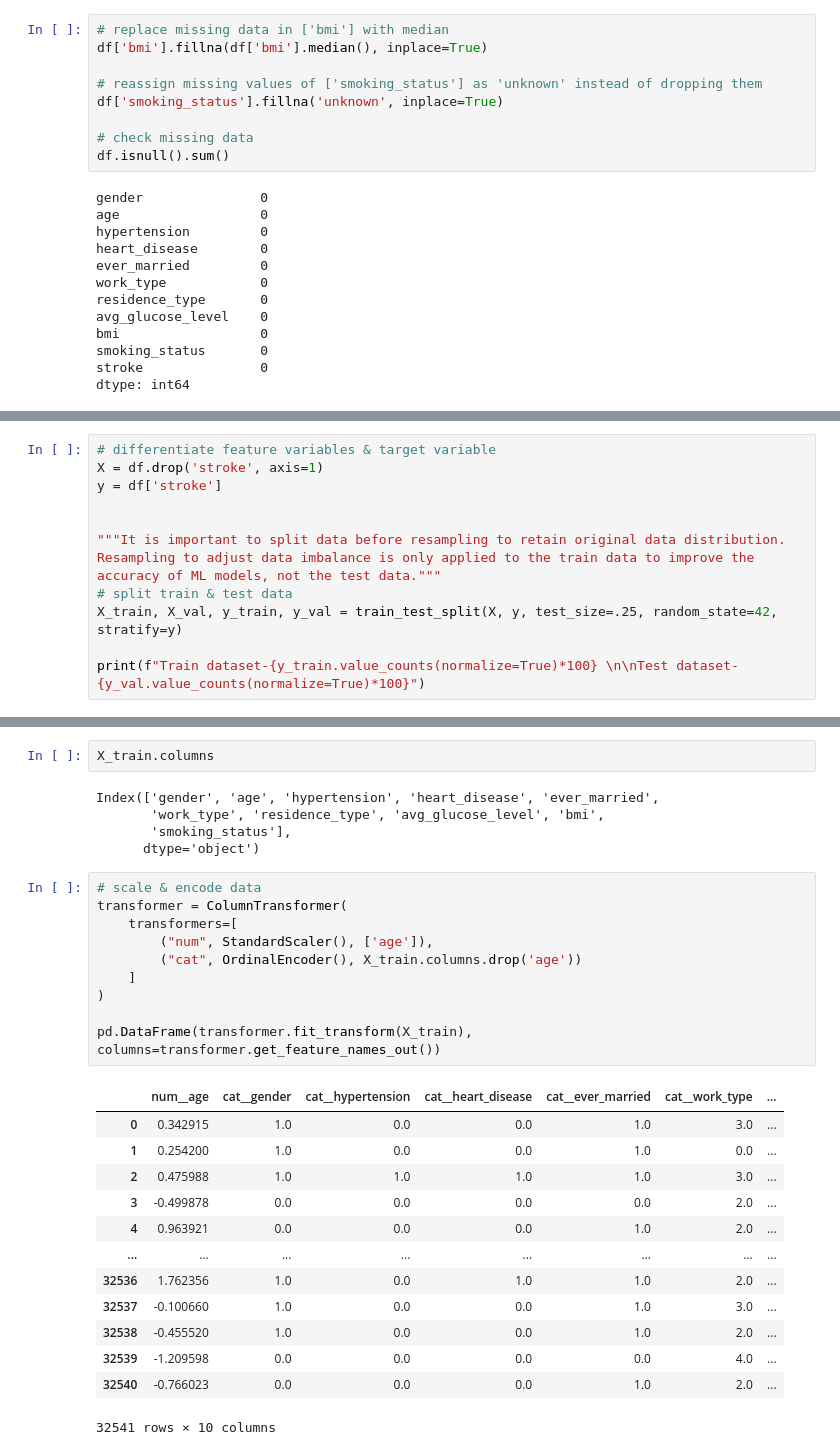
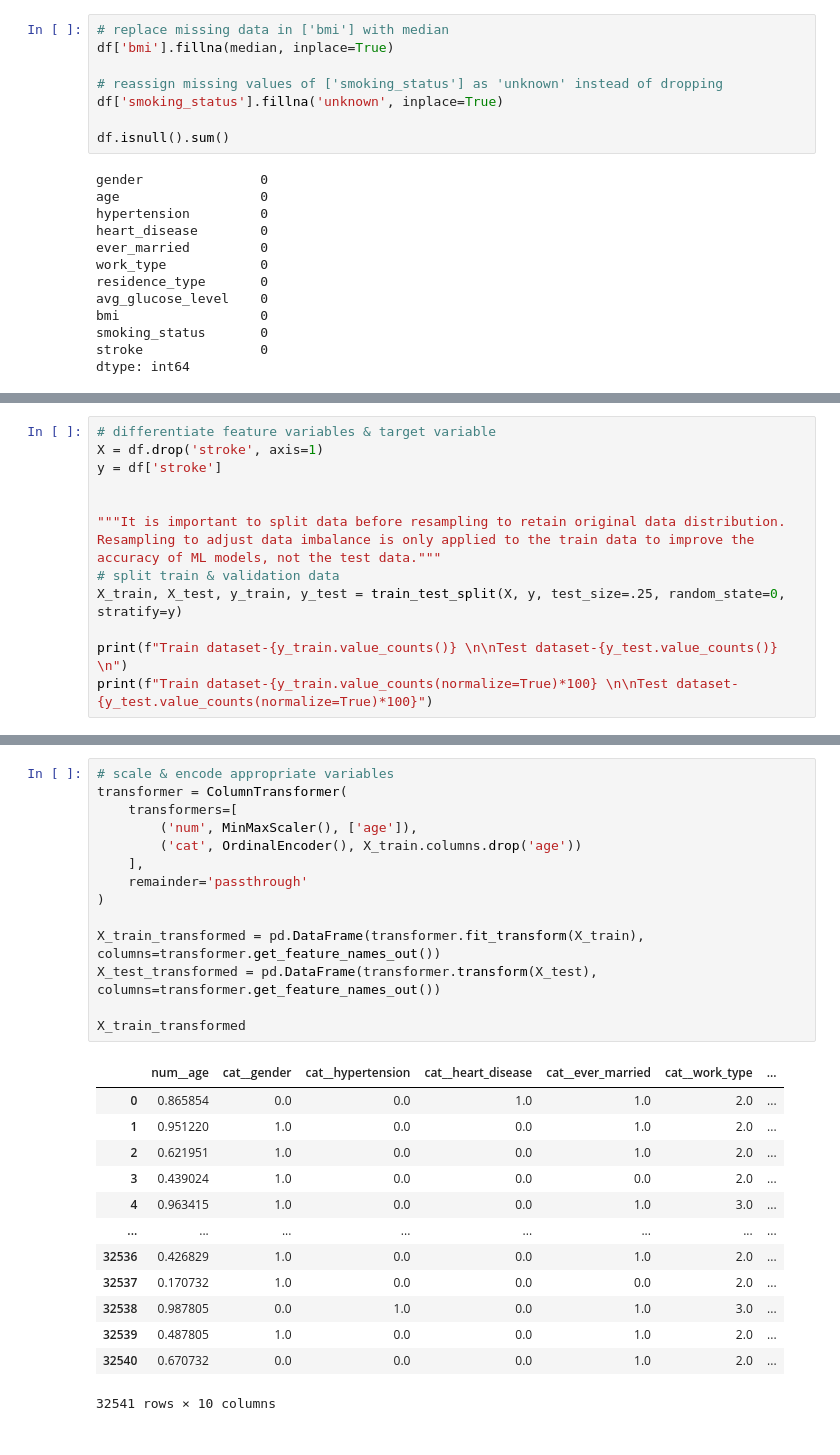
Before and after one commit to jakeryu37/Stroke-Prediction-ML-Model, a Jupyter notebook: Stroke_Prediction_Model.ipynb, the cells around one changed output, grey strips where cells are left out. Cells and saved outputs as stored; diff of their text form.

```diff
--- a/Stroke_Prediction_Model.ipynb
+++ b/Stroke_Prediction_Model.ipynb
@@ -203,12 +213,11 @@ median: 27.7
 [figure]
 # %%
 # replace missing data in ['bmi'] with median
-df['bmi'].fillna(df['bmi'].median(), inplace=True)
+df['bmi'].fillna(median, inplace=True)
 
-# reassign missing values of ['smoking_status'] as 'unknown' instead of dropping them
+# reassign missing values of ['smoking_status'] as 'unknown' instead of dropping
 df['smoking_status'].fillna('unknown', inplace=True)
 
-# check missing data
 df.isnull().sum()
 # %% [output]
 gender               0
@@ -298,8 +295,9 @@ y = df['stroke']
 
 """It is important to split data before resampling to retain original data distribution.
 Resampling to adjust data imbalance is only applied to the train data to improve the accuracy of ML models, not the test data."""
-# split train & test data
-X_train, X_val, y_train, y_val = train_test_split(X, y, test_size=.25, random_state=42, stratify=y)
+# split train & validation data
+X_train, X_test, y_train, y_test = train_test_split(X, y, test_size=.25, random_state=0, stratify=y)
 
-print(f"Train dataset-{y_train.value_counts(normalize=True)*100} \n\nTest dataset-{y_val.value_counts(normalize=True)*100}")
+print(f"Train dataset-{y_train.value_counts()} \n\nTest dataset-{y_test.value_counts()} \n")
+print(f"Train dataset-{y_train.value_counts(normalize=True)*100} \n\nTest dataset-{y_test.value_counts(normalize=True)*100}")
 # %% [output]
@@ -312,34 +320,31 @@ Test dataset-stroke
 0    98.193215
 1     1.806785
 Name: proportion, dtype: float64
-# %%
-X_train.columns
-# %% [output]
-Index(['gender', 'age', 'hypertension', 'heart_disease', 'ever_married',
-       'work_type', 'residence_type', 'avg_glucose_level', 'bmi',
-       'smoking_status'],
-      dtype='object')
 # %%
-# scale & encode data
+# scale & encode appropriate variables
 transformer = ColumnTransformer(
     transformers=[
-        ("num", StandardScaler(), ['age']),
-        ("cat", OrdinalEncoder(), X_train.columns.drop('age'))
-    ]
+        ('num', MinMaxScaler(), ['age']),
+        ('cat', OrdinalEncoder(), X_train.columns.drop('age'))
+    ],
+    remainder='passthrough'
 )
 
-pd.DataFrame(transformer.fit_transform(X_train), columns=transformer.get_feature_names_out())
+X_train_transformed = pd.DataFrame(transformer.fit_transform(X_train), columns=transformer.get_feature_names_out())
+X_test_transformed = pd.DataFrame(transformer.transform(X_test), columns=transformer.get_feature_names_out())
+
+X_train_transformed
 # %% [output]
 |  | num__age | cat__gender | cat__hypertension | cat__heart_disease | cat__ever_married | cat__work_type | ... |
-| 0 | 0.342915 | 1.0 | 0.0 | 0.0 | 1.0 | 3.0 | ... |
-| 1 | 0.254200 | 1.0 | 0.0 | 0.0 | 1.0 | 0.0 | ... |
-| 2 | 0.475988 | 1.0 | 1.0 | 1.0 | 1.0 | 3.0 | ... |
-| 3 | -0.499878 | 0.0 | 0.0 | 0.0 | 0.0 | 2.0 | ... |
-| 4 | 0.963921 | 0.0 | 0.0 | 0.0 | 1.0 | 2.0 | ... |
+| 0 | 0.865854 | 0.0 | 0.0 | 1.0 | 1.0 | 2.0 | ... |
+| 1 | 0.951220 | 1.0 | 0.0 | 0.0 | 1.0 | 2.0 | ... |
+| 2 | 0.621951 | 1.0 | 0.0 | 0.0 | 1.0 | 2.0 | ... |
+| 3 | 0.439024 | 1.0 | 0.0 | 0.0 | 0.0 | 2.0 | ... |
+| 4 | 0.963415 | 1.0 | 0.0 | 0.0 | 1.0 | 3.0 | ... |
 | ... | ... | ... | ... | ... | ... | ... | ... |
-| 32536 | 1.762356 | 1.0 | 0.0 | 1.0 | 1.0 | 2.0 | ... |
-| 32537 | -0.100660 | 1.0 | 0.0 | 0.0 | 1.0 | 3.0 | ... |
-| 32538 | -0.455520 | 1.0 | 0.0 | 0.0 | 1.0 | 2.0 | ... |
-| 32539 | -1.209598 | 0.0 | 0.0 | 0.0 | 0.0 | 4.0 | ... |
-| 32540 | -0.766023 | 0.0 | 0.0 | 0.0 | 1.0 | 2.0 | ... |
+| 32536 | 0.426829 | 1.0 | 0.0 | 0.0 | 1.0 | 2.0 | ... |
+| 32537 | 0.170732 | 1.0 | 0.0 | 0.0 | 0.0 | 2.0 | ... |
+| 32538 | 0.987805 | 0.0 | 1.0 | 0.0 | 1.0 | 3.0 | ... |
+| 32539 | 0.487805 | 1.0 | 0.0 | 0.0 | 1.0 | 2.0 | ... |
+| 32540 | 0.670732 | 0.0 | 0.0 | 0.0 | 1.0 | 2.0 | ... |
 32541 rows × 10 columns
```
Also changed, not shown: parts of 16 cells of this notebook.
